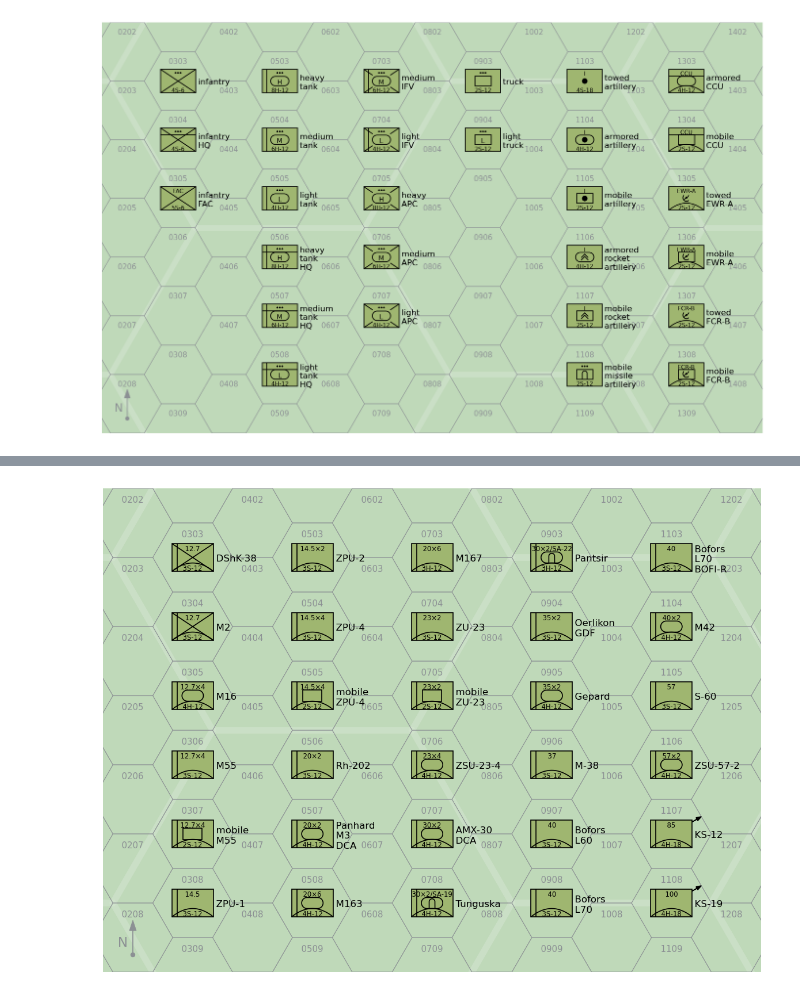
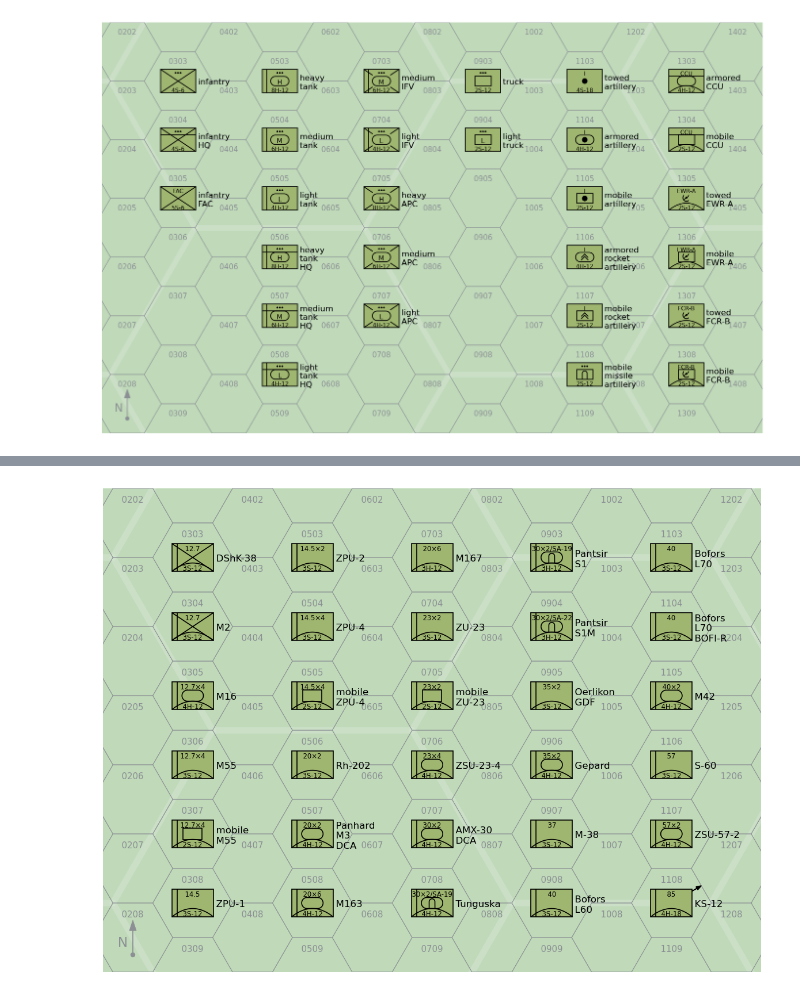
Before and after one commit to alanwatsonforster/glass, a Jupyter notebook: groundunitdatatables/figures.ipynb, the cells around one changed output, grey strips where cells are left out. Drawn from its saved outputs; the diff is of its cells as text; code cells hidden in the pictures.

```diff
--- a/groundunitdatatables/figures.ipynb
+++ b/groundunitdatatables/figures.ipynb
@@ -105,48 +106,37 @@ x = 3
 y = 3
 
 for s in [
-
-"DShK-38",
-"M2",
-"M16",
-"M55",
-"mobile M55",
-
-"ZPU-1",
-"ZPU-2",
-"ZPU-4",
-"mobile ZPU-4",
-
-"Rh-202",
-"Panhard M3 DCA",
-"M163",
-"M167",
-
-"ZU-23",
-"mobile ZU-23",
-"ZSU-23-4",
-
-"AMX-30 DCA",
-"Tunguska",
-"Pantsir",
-
-"Oerlikon GDF",
-"Gepard",
-
-"M-38",
-
-"Bofors L60",
-"Bofors L70",
-"Bofors L70 BOFI-R",
-"M42",
-
-"S-60",
-"ZSU-57-2",
-
-"KS-12",
-
-"KS-19",
-
+    "DShK-38",
+    "M2",
+    "M16",
+    "M55",
+    "mobile M55",
+    "ZPU-1",
+    "ZPU-2",
+    "ZPU-4",
+    "mobile ZPU-4",
+    "Rh-202",
+    "Panhard M3 DCA",
+    "M163",
+    "M167",
+    "ZU-23",
+    "mobile ZU-23",
+    "ZSU-23-4",
+    "AMX-30 DCA",
+    "Tunguska",
+    "Pantsir S1",
+    "Pantsir S1M",
+    "Oerlikon GDF",
+    "Gepard",
+    "M-38",
+    "Bofors L60",
+    "Bofors L70",
+    "Bofors L70 BOFI-R",
+    "M42",
+    "S-60",
+    "ZSU-57-2",
+    "KS-12",
+    "KS-19",
 ]:
     if s != "":
         if s.startswith("KS"):
@@ -155,15 +145,16 @@ for s in [
             azimuth = None
         hexcode = "P-%02d%02d" % (x + 0, y)
         name = s.replace(" ", "\n  ")
-        setupgroundunit(name, hexcode, s, azimuth=azimuth, color="lightgreen", identified=True)
+        setupgroundunit(
+            name, hexcode, s, azimuth=azimuth, color="lightgreen", identified=True
+        )
     if y == 8:
         x += 2
         y = 3
     else:
         y += 1
 
-drawmap(zoom=False,xmin=1.5,xmax=12.5,ymin=16.5,ymax=23.5)
-!mv map-00.png figure-aaa.png
+drawmap(zoom=False, xmin=1.5, xmax=12.5, ymin=16.5, ymax=23.5)
 # %% [output]
 set-up      : start of game set-up.
 set-up      : no scenario specified.
@@ -181,5 +172,5 @@ set-up      :       :       : type is M2.
 set-up      :       :       : type is KS-12.
 
 set-up      :       :       : creating ground unit KS-19.
 set-up      :       :       : type is KS-19.
-[figure, old version]
+[figure, new version]
```
Also changed, not shown: parts of 6 cells of this notebook, 4 other files.
